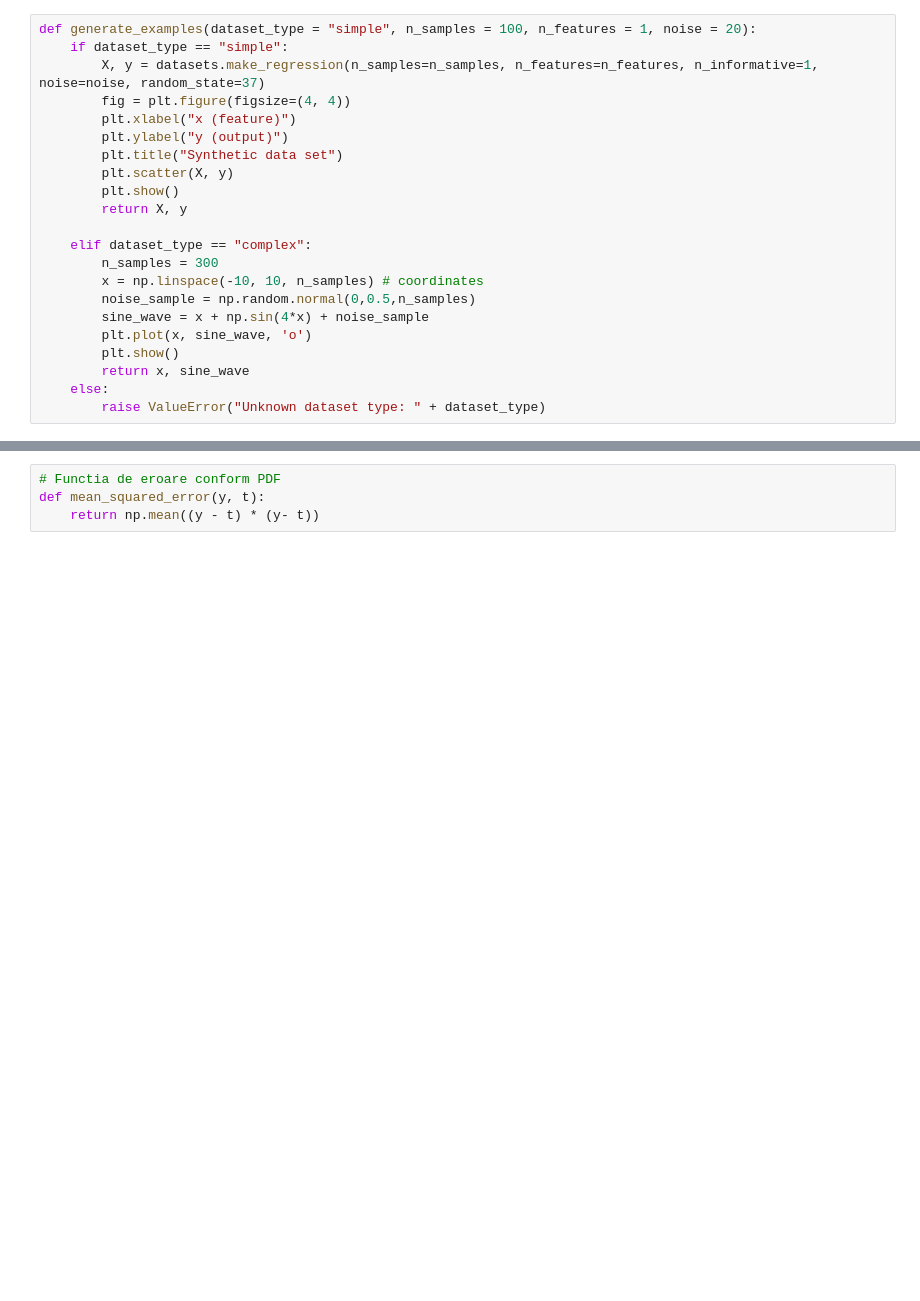
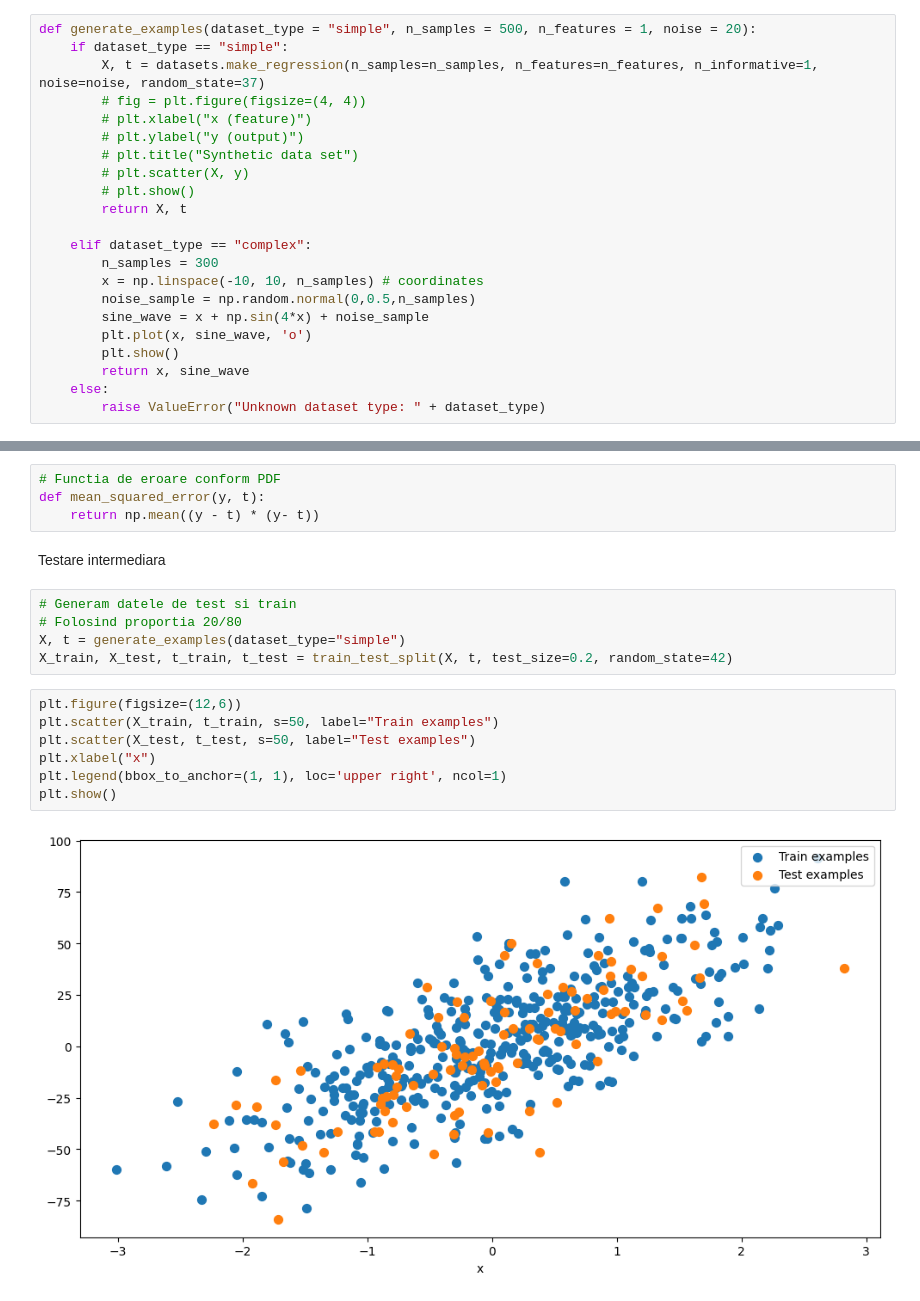
Before and after one commit to iandreileo/homework-ai-linear-regression, a Jupyter notebook: main.ipynb, the cells around one changed output, grey strips where cells are left out. Saved outputs shown, nothing was run; the diff lists cells and outputs as text; blank space fills up the shorter version.

```diff
--- a/main.ipynb
+++ b/main.ipynb
@@ -8,14 +16,14 @@ DATASET_TYPE = "simple" # simple, complex
 # %%
-def generate_examples(dataset_type = "simple", n_samples = 100, n_features = 1, noise = 20):
+def generate_examples(dataset_type = "simple", n_samples = 500, n_features = 1, noise = 20):
     if dataset_type == "simple":
-        X, y = datasets.make_regression(n_samples=n_samples, n_features=n_features, n_informative=1, noise=noise, random_state=37)
-        fig = plt.figure(figsize=(4, 4))
-        plt.xlabel("x (feature)")
-        plt.ylabel("y (output)")
-        plt.title("Synthetic data set")
-        plt.scatter(X, y)
-        plt.show()
-        return X, y
+        X, t = datasets.make_regression(n_samples=n_samples, n_features=n_features, n_informative=1, noise=noise, random_state=37)
+        # fig = plt.figure(figsize=(4, 4))
+        # plt.xlabel("x (feature)")
+        # plt.ylabel("y (output)")
+        # plt.title("Synthetic data set")
+        # plt.scatter(X, y)
+        # plt.show()
+        return X, t
 
     elif dataset_type == "complex":
         n_samples = 300
@@ -95,3 +128,19 @@ class LinearRegression(object):
 # Functia de eroare conform PDF
 def mean_squared_error(y, t):
     return np.mean((y - t) * (y- t))
+# %% [markdown]
+Testare intermediara
+# %%
+# Generam datele de test si train
+# Folosind proportia 20/80
+X, t = generate_examples(dataset_type="simple")
+X_train, X_test, t_train, t_test = train_test_split(X, t, test_size=0.2, random_state=42)
+# %%
+plt.figure(figsize=(12,6))
+plt.scatter(X_train, t_train, s=50, label="Train examples")
+plt.scatter(X_test, t_test, s=50, label="Test examples")
+plt.xlabel("x")
+plt.legend(bbox_to_anchor=(1, 1), loc='upper right', ncol=1)
+plt.show()
+# %% [output]
+[figure, added]
```
Also changed, not shown: parts of 9 cells of this notebook.
